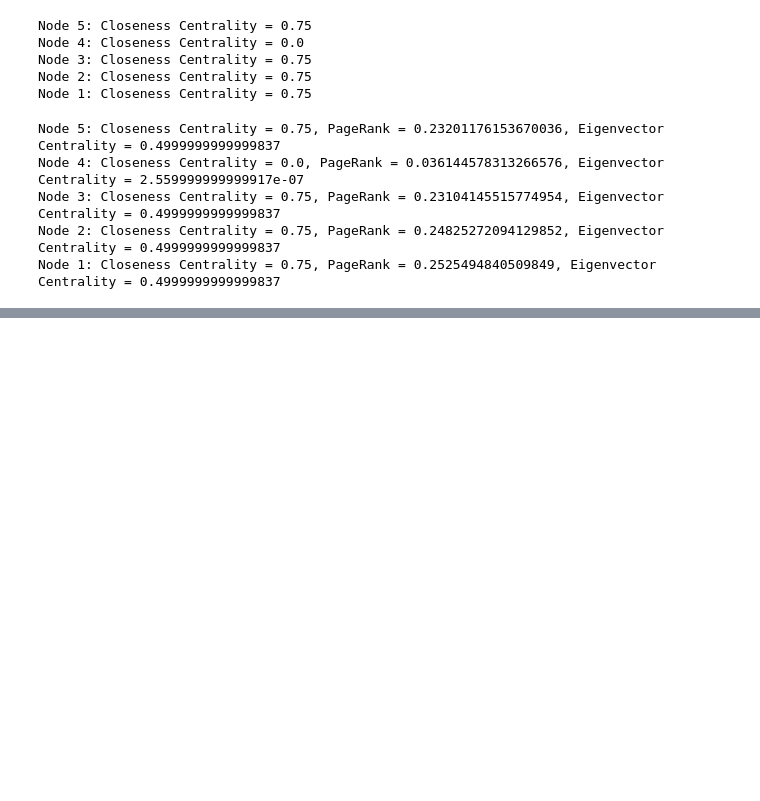
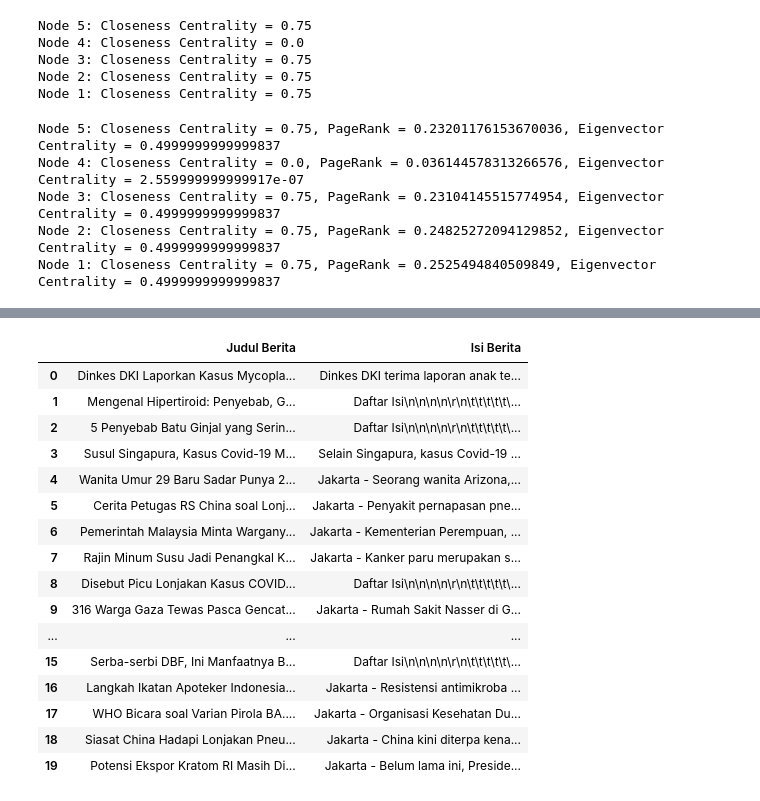
Before and after one commit to rifkiavendika/PPWeb, a Jupyter notebook: _sources/tugas2.ipynb, the cells around one changed output, grey strips where cells are left out. Saved outputs shown, nothing was run; the diff lists cells and outputs as text; code cells hidden in the pictures; blank space fills up the shorter version.

```diff
--- a/_sources/tugas2.ipynb
+++ b/_sources/tugas2.ipynb
@@ -226,0 +387,20 @@ Node 1: Closeness Centrality = 0.75, PageRank = 0.2525494840509849, Eigenvector
+# %%
+berita_online
+# %% [output]
+|  | Judul Berita | Isi Berita |
+| 0 | Dinkes DKI Laporkan Kasus Mycopla... | Dinkes DKI terima laporan anak te... |
+| 1 | Mengenal Hipertiroid: Penyebab, G... | Daftar Isi\n\n\n\n\r\n\t\t\t\t\t\... |
+| 2 | 5 Penyebab Batu Ginjal yang Serin... | Daftar Isi\n\n\n\n\r\n\t\t\t\t\t\... |
+| 3 | Susul Singapura, Kasus Covid-19 M... | Selain Singapura, kasus Covid-19 ... |
+| 4 | Wanita Umur 29 Baru Sadar Punya 2... | Jakarta - Seorang wanita Arizona,... |
+| 5 | Cerita Petugas RS China soal Lonj... | Jakarta - Penyakit pernapasan pne... |
+| 6 | Pemerintah Malaysia Minta Wargany... | Jakarta - Kementerian Perempuan, ... |
+| 7 | Rajin Minum Susu Jadi Penangkal K... | Jakarta - Kanker paru merupakan s... |
+| 8 | Disebut Picu Lonjakan Kasus COVID... | Daftar Isi\n\n\n\n\r\n\t\t\t\t\t\... |
+| 9 | 316 Warga Gaza Tewas Pasca Gencat... | Jakarta - Rumah Sakit Nasser di G... |
+| ... | ... | ... |
+| 15 | Serba-serbi DBF, Ini Manfaatnya B... | Daftar Isi\n\n\n\n\r\n\t\t\t\t\t\... |
+| 16 | Langkah Ikatan Apoteker Indonesia... | Jakarta - Resistensi antimikroba ... |
+| 17 | WHO Bicara soal Varian Pirola BA.... | Jakarta - Organisasi Kesehatan Du... |
+| 18 | Siasat China Hadapi Lonjakan Pneu... | Jakarta - China kini diterpa kena... |
+| 19 | Potensi Ekspor Kratom RI Masih Di... | Jakarta - Belum lama ini, Preside... |
```
Also changed, not shown: parts of 11 cells of this notebook, 11 other files.
